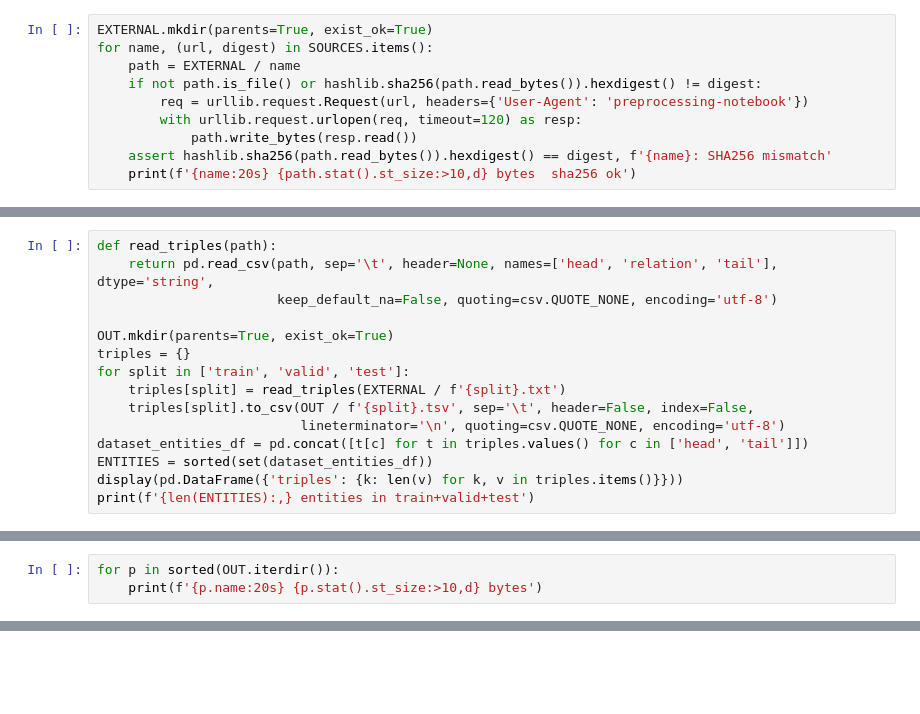
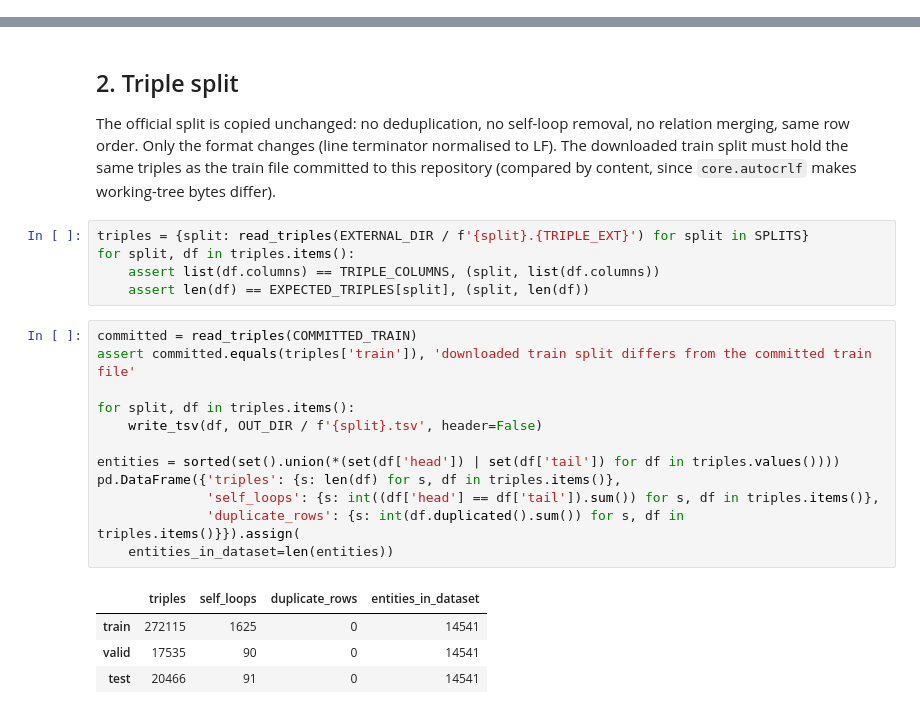
Before and after one commit to marcinperek/SWSN-project, a Jupyter notebook: data/fb15k_preprocessing.ipynb, the cells around one changed output, grey strips where cells are left out. Drawn from its saved outputs; the diff is of its cells as text; blank space fills up the shorter version.

```diff
--- a/data/fb15k_preprocessing.ipynb
+++ b/data/fb15k_preprocessing.ipynb
@@ -66,10 +0,0 @@ Every file is pinned to a commit and its SHA256 is asserted (in the pinned Huggi
-# %%
-EXTERNAL.mkdir(parents=True, exist_ok=True)
-for name, (url, digest) in SOURCES.items():
-    path = EXTERNAL / name
-    if not path.is_file() or hashlib.sha256(path.read_bytes()).hexdigest() != digest:
-        req = urllib.request.Request(url, headers={'User-Agent': 'preprocessing-notebook'})
-        with urllib.request.urlopen(req, timeout=120) as resp:
-            path.write_bytes(resp.read())
-    assert hashlib.sha256(path.read_bytes()).hexdigest() == digest, f'{name}: SHA256 mismatch'
-    print(f'{name:20s} {path.stat().st_size:>10,d} bytes  sha256 ok')
@@ -85,15 +0,0 @@ The three files are read and written back verbatim: no deduplication, no self-lo
-# %%
-def read_triples(path):
-    return pd.read_csv(path, sep='\t', header=None, names=['head', 'relation', 'tail'], dtype='string',
-                       keep_default_na=False, quoting=csv.QUOTE_NONE, encoding='utf-8')
-
-OUT.mkdir(parents=True, exist_ok=True)
-triples = {}
-for split in ['train', 'valid', 'test']:
-    triples[split] = read_triples(EXTERNAL / f'{split}.txt')
-    triples[split].to_csv(OUT / f'{split}.tsv', sep='\t', header=False, index=False,
-                          lineterminator='\n', quoting=csv.QUOTE_NONE, encoding='utf-8')
-dataset_entities_df = pd.concat([t[c] for t in triples.values() for c in ['head', 'tail']])
-ENTITIES = sorted(set(dataset_entities_df))
-display(pd.DataFrame({'triples': {k: len(v) for k, v in triples.items()}}))
-print(f'{len(ENTITIES):,} entities in train+valid+test')
@@ -240,3 +0,0 @@ Files in `data/processed/fb15k-237/`. Sections 6 and 7 re-read them from disk.
-# %%
-for p in sorted(OUT.iterdir()):
-    print(f'{p.name:20s} {p.stat().st_size:>10,d} bytes')
@@ -380,0 +128,26 @@ Level-2-Persons
+# %% [markdown]
+## 2. Triple split
+
+The official split is copied unchanged: no deduplication, no self-loop removal, no relation merging, same row order. Only the format changes (line terminator normalised to LF). The downloaded train split must hold the same triples as the train file committed to this repository (compared by content, since `core.autocrlf` makes working-tree bytes differ).
+# %%
+triples = {split: read_triples(EXTERNAL_DIR / f'{split}.{TRIPLE_EXT}') for split in SPLITS}
+for split, df in triples.items():
+    assert list(df.columns) == TRIPLE_COLUMNS, (split, list(df.columns))
+    assert len(df) == EXPECTED_TRIPLES[split], (split, len(df))
+# %%
+committed = read_triples(COMMITTED_TRAIN)
+assert committed.equals(triples['train']), 'downloaded train split differs from the committed train file'
+
+for split, df in triples.items():
+    write_tsv(df, OUT_DIR / f'{split}.tsv', header=False)
+
+entities = sorted(set().union(*(set(df['head']) | set(df['tail']) for df in triples.values())))
+pd.DataFrame({'triples': {s: len(df) for s, df in triples.items()},
+              'self_loops': {s: int((df['head'] == df['tail']).sum()) for s, df in triples.items()},
+              'duplicate_rows': {s: int(df.duplicated().sum()) for s, df in triples.items()}}).assign(
+    entities_in_dataset=len(entities))
+# %% [output]
+|  | triples | self_loops | duplicate_rows | entities_in_dataset |
+| train | 272115 | 1625 | 0 | 14541 |
+| valid | 17535 | 90 | 0 | 14541 |
+| test | 20466 | 91 | 0 | 14541 |
```
Also changed, not shown: parts of 40 cells of this notebook, 2 other files.
